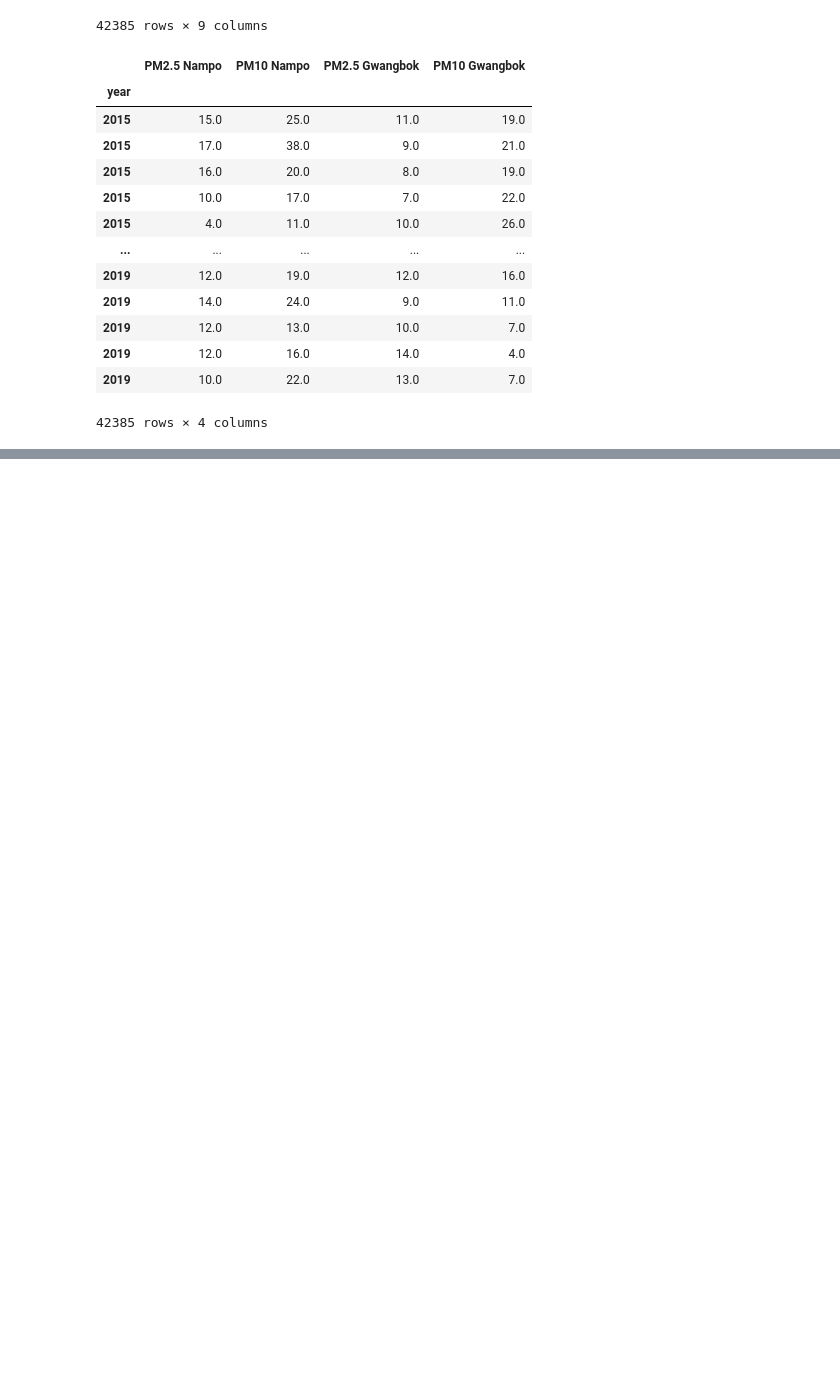
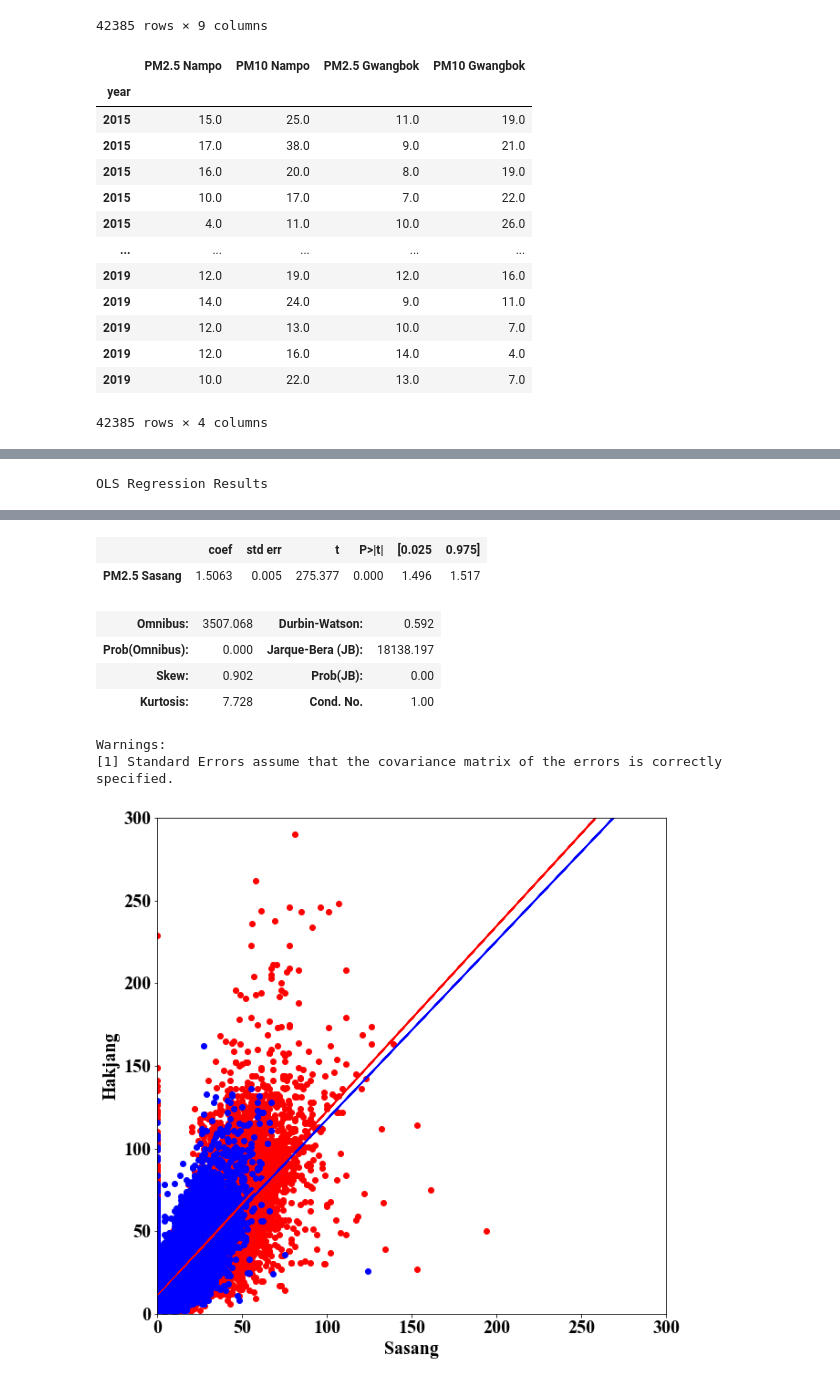
Before and after one commit to tbnsok40/Busan-Subway-Station-Pollutants-data, a Jupyter notebook: [Lab] two linear regression.ipynb, the cells around one changed output, grey strips where cells are left out. Drawn from its saved outputs; the diff is of its cells as text; code cells hidden in the pictures; blank space fills up the shorter version.

```diff
--- a/[Lab] two linear regression.ipynb
+++ b/[Lab] two linear regression.ipynb
@@ -177,0 +200,70 @@ TypeError: fit() got an unexpected keyword argument 'X2'
+# %%
+s1 = pd.read_csv('hakjang.csv')
+s1['time']=pd.date_range(start='2015-1-1-00', end='2019-12-31-23', freq = 'H')
+
+
+
+def auto(df):
+    df["Year"] = df["time"].dt.year
+    df["time-month"] = df["time"].dt.month
+    df["time-day"] = df["time"].dt.day
+    df["time-hour"] = df["time"].dt.hour
+
+    df['PM2.5 Sasang'] = df['PM2.5 Sasang'].apply(pd.to_numeric, errors='coerce')
+    df['PM10 Sasang'] = df['PM10 Sasang'].apply(pd.to_numeric, errors='coerce')
+    df['PM2.5 Hakjang'] = df['PM2.5 Hakjang'].apply(pd.to_numeric, errors='coerce')
+    df['PM10 Hakjang'] = df['PM10 Hakjang'].apply(pd.to_numeric, errors='coerce')
+
+    df = df[['PM2.5 Sasang','PM10 Sasang','PM2.5 Hakjang','PM10 Hakjang','year']]
+    df.set_index('year', inplace = True)
+
+    return df
+s1 = auto(s1)
+
+
+plt.rcParams['figure.figsize'] = (10,10)
+plt.rcParams['font.size'] = 20
+
+
+# 전처리
+s1 = s1.drop(s1[s1['PM10 Hakjang']> 300].index)
+s1 = s1.drop(s1[s1['PM10 Sasang']> 300].index)
+s1=s1.dropna(axis=0) # 결측값 행 제거
+
+y=s1['PM10 Hakjang'] #
+x=s1['PM10 Sasang']
+
+
+# 선형회귀식
+model = linear_model.LinearRegression()
+model = model.fit(X=pd.DataFrame(x), y= y)
+
+ax1 = plt.scatter(x, y, color="red")
+ax1 = plt.plot(X,model.predict(X), color = 'red')
+
+y2=s1['PM2.5 Hakjang']
+x2=s1['PM2.5 Sasang']
+
+model2 = linear_model.LinearRegression()
+model2 = model2.fit(X=pd.DataFrame(x2), y= y2)
+print('r squared: {}' .format(model.score(pd.DataFrame(x),y)))
+print('기울기: {}' .format(model.coef_))
+print('y절편: {}' .format(model.intercept_))
+print('r squared: {}' .format(model2.score(pd.DataFrame(x),y)))
+print('기울기: {}' .format(model2.coef_))
+print('y절편: {}' .format(model2.intercept_))
+ax1 = plt.plot(X,model2.predict(X), color = 'blue')
+ax1 = plt.scatter(x2, y2, color="blue")
+plt.xlabel('Sasang')
+plt.ylabel('Hakjang')
+
+
+plt.ylim(0,300)
+plt.xlim(0,300)
+# plt.legend()
+
+# plt.show()
+lm = sm.OLS(s1['PM2.5 Hakjang'], s1[['PM2.5 Sasang']])
+results = lm.fit()
+results.summary()
+# %% [output]
@@ -177,0 +276 @@ TypeError: fit() got an unexpected keyword argument 'X2'
+OLS Regression Results
@@ -177,0 +286,9 @@ TypeError: fit() got an unexpected keyword argument 'X2'
+|  | coef | std err | t | P>|t| | [0.025 | 0.975] |
+| PM2.5 Sasang | 1.5063 | 0.005 | 275.377 | 0.000 | 1.496 | 1.517 |
+| Omnibus: | 3507.068 | Durbin-Watson: | 0.592 |
+| Prob(Omnibus): | 0.000 | Jarque-Bera (JB): | 18138.197 |
+| Skew: | 0.902 | Prob(JB): | 0.00 |
+| Kurtosis: | 7.728 | Cond. No. | 1.00 |
+Warnings:
+[1] Standard Errors assume that the covariance matrix of the errors is correctly specified.
+[figure, added]
```
Also changed, not shown: parts of 23 cells of this notebook.
